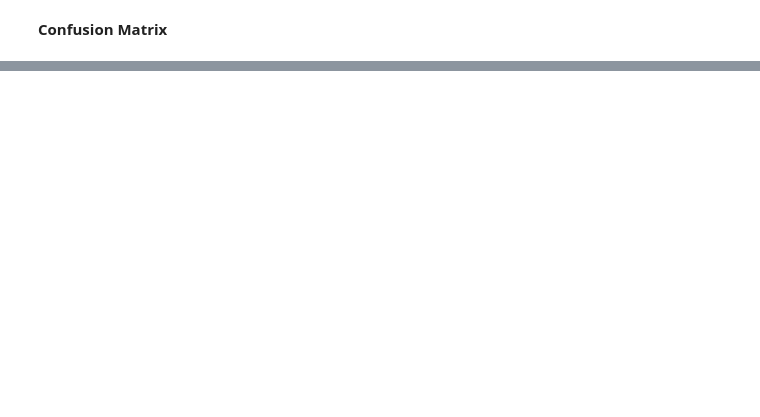
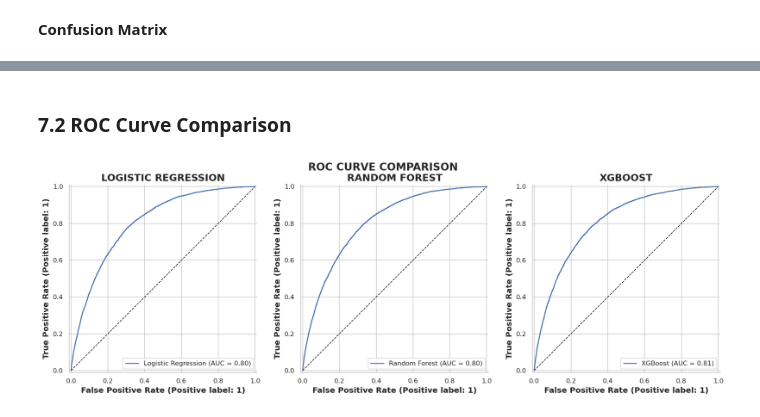
Before and after one commit to Nhungktn/Diabetes-Risk-Prediction, a Jupyter notebook: Diabetes_Risk_Prediction.ipynb, the cells around one changed output, grey strips where cells are left out. Saved outputs shown, nothing was run; the diff lists cells and outputs as text; code cells hidden in the pictures; blank space fills up the shorter version.

```diff
--- a/Diabetes_Risk_Prediction.ipynb
+++ b/Diabetes_Risk_Prediction.ipynb
@@ -851,0 +1038,17 @@ plt.show()
+# %%
+from xgboost import XGBClassifier
+
+scale_pos_weight = (y_train == 0).sum() / (y_train == 1).sum()
+
+xgb_model = XGBClassifier(
+    n_estimators=200,
+    max_depth=7,
+    learning_rate=0.1,
+    subsample=0.8,
+    colsample_bytree=1.0,
+    scale_pos_weight=scale_pos_weight,
+    random_state=42,
+    eval_metric="logloss"
+)
+
+xgb_model.fit(X_train_scaled, y_train)
@@ -851,0 +1070,3 @@ plt.show()
+# %%
+y_pred_xgb = xgb_model.predict(X_val_scaled)
+y_prob_xgb = xgb_model.predict_proba(X_val_scaled)[:, 1]
@@ -851,0 +1246,43 @@ plt.show()
+# %% [markdown]
+### **7.2 ROC Curve Comparison**
+# %%
+from sklearn.metrics import RocCurveDisplay
+
+fig, axes = plt.subplots(1, 3, figsize=(15, 5))
+
+# Logistic Regression
+RocCurveDisplay.from_predictions(
+    y_val,
+    y_prob_log,
+    name="Logistic Regression",
+    ax=axes[0]
+)
+axes[0].plot([0, 1], [0, 1], "k--", linewidth=1)
+axes[0].set_title("LOGISTIC REGRESSION")
+
+# Random Forest
+RocCurveDisplay.from_predictions(
+    y_val,
+    y_prob_rf,
+    name="Random Forest",
+    ax=axes[1]
+)
+axes[1].plot([0, 1], [0, 1], "k--", linewidth=1)
+axes[1].set_title("RANDOM FOREST")
+
+# XGBoost
+RocCurveDisplay.from_predictions(
+    y_val,
+    y_prob_xgb,
+    name="XGBoost",
+    ax=axes[2]
+)
+axes[2].plot([0, 1], [0, 1], "k--", linewidth=1)
+axes[2].set_title("XGBOOST")
+
+plt.suptitle("ROC CURVE COMPARISON", fontsize=16, fontweight="bold")
+
+plt.tight_layout()
+plt.show()
+# %% [output]
+[figure, added]
```
Also changed, not shown: parts of 50 cells of this notebook.
